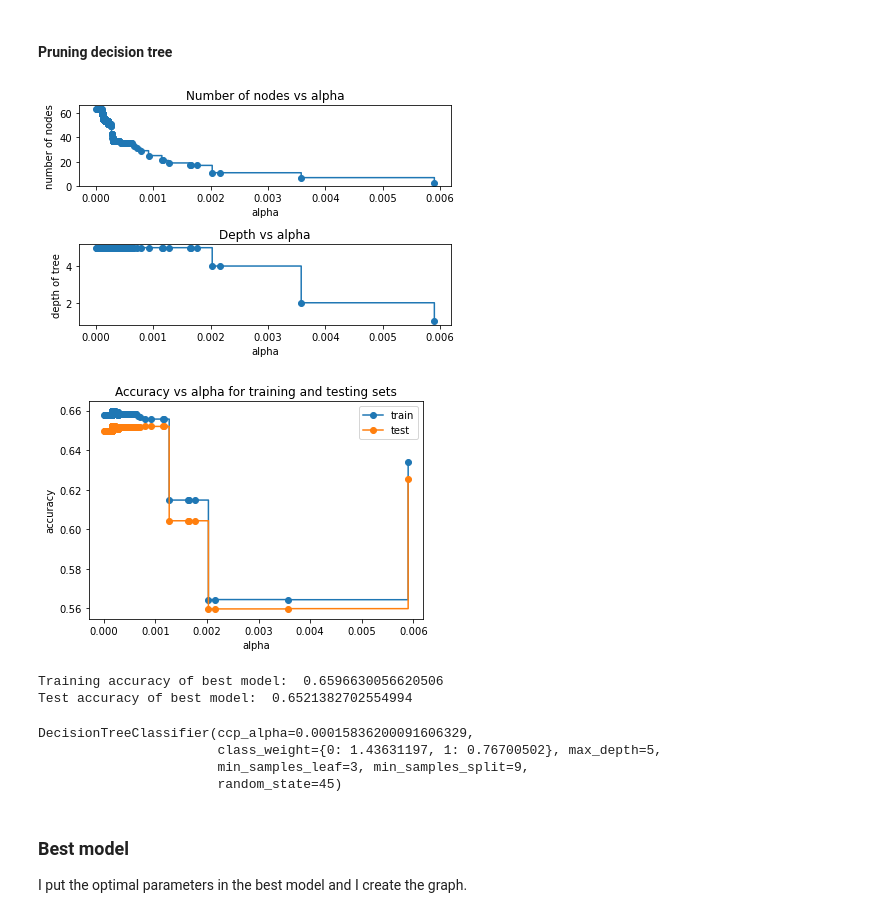
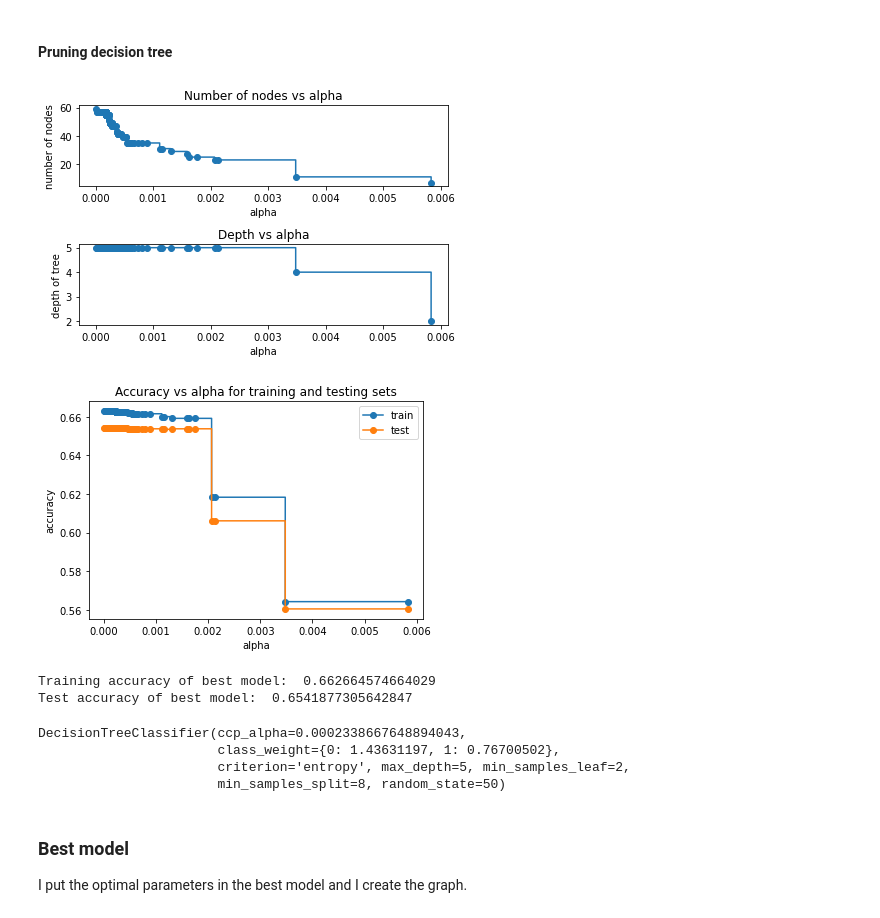
Before and after one commit to claudiagiuspoli/pro-environmental-behaviour, a Jupyter notebook: deciosn tree.ipynb, the cells around one changed output. Saved outputs shown, nothing was run; the diff lists cells and outputs as text; code cells hidden in the pictures.

```diff
--- a/deciosn tree.ipynb
+++ b/deciosn tree.ipynb
@@ -169,35 +173,35 @@ path=DecisionTreeClassifier(random_state=1).\
 cost_complexity_pruning_path(X_train, y_train)
 ccp_alphas, impurities = path.ccp_alphas, path.impurities
 
 
 
 clfs = []
 for ccp_alpha in ccp_alphas:
-    clf = DecisionTreeClassifier(criterion = 'gini' , random_state=45,ccp_alpha=ccp_alpha, class_weight= {0: 1.43631197 , 1:0.76700502},  max_depth=5, min_samples_split = 9, min_samples_leaf = 3)
+    clf = DecisionTreeClassifier(criterion = 'entropy' , random_state=seed,ccp_alpha=ccp_alpha, class_weight= {0: 1.43631197 , 1:0.76700502},  max_depth=5, min_samples_split = 8, min_samples_leaf = 2)
     clf.fit(X_train, y_train)
     clfs.append(clf)
 
 
 
 
 clfs = clfs[:-1]
 ccp_alphas = ccp_alphas[:-1]
 
 
 node_counts = [clf.tree_.node_count for clf in clfs]
 depth = [clf.tree_.max_depth for clf in clfs]
 fig, ax = plt.subplots(2, 1)
 ax[0].plot(ccp_alphas, node_counts, marker='o', drawstyle="steps-post")
 ax[0].set_xlabel("alpha")
 ax[0].set_ylabel("number of nodes")
 ax[0].set_title("Number of nodes vs alpha")
 ax[1].plot(ccp_alphas, depth, marker='o', drawstyle="steps-post")
 ax[1].set_xlabel("alpha")
 ax[1].set_ylabel("depth of tree")
 ax[1].set_title("Depth vs alpha")
 fig.tight_layout()
 # %% [output]
-[figure, old version]
+[figure, new version]
 # %%
 train_scores = [clf.score(X_train, y_train) for clf in clfs]
 test_scores = [clf.score(X_test, y_test) for clf in clfs]
@@ -212,22 +216,22 @@ ax.plot(ccp_alphas, test_scores, marker='o', label="test",
 ax.legend()
 plt.show()
 # %% [output]
-[figure, old version]
+[figure, new version]
 # %%
 index_best_model = np.argmax(test_scores)
 best_model = clfs[index_best_model]
 print('Training accuracy of best model: ',best_model.score(X_train, y_train))
 print('Test accuracy of best model: ',best_model.score(X_test, y_test))
 # %% [output]
-Training accuracy of best model:  0.6596630056620506
-Test accuracy of best model:  0.6521382702554994
+Training accuracy of best model:  0.662664574664029
+Test accuracy of best model:  0.6541877305642847
 # %%
 best_model
 # %% [output]
-DecisionTreeClassifier(ccp_alpha=0.00015836200091606329,
-                       class_weight={0: 1.43631197, 1: 0.76700502}, max_depth=5,
-                       min_samples_leaf=3, min_samples_split=9,
-                       random_state=45)
+DecisionTreeClassifier(ccp_alpha=0.0002338667648894043,
+                       class_weight={0: 1.43631197, 1: 0.76700502},
+                       criterion='entropy', max_depth=5, min_samples_leaf=2,
+                       min_samples_split=8, random_state=50)
 # %% [markdown]
 ### Best model
 
```
Also changed, not shown: parts of 32 cells of this notebook, 5 other files.
